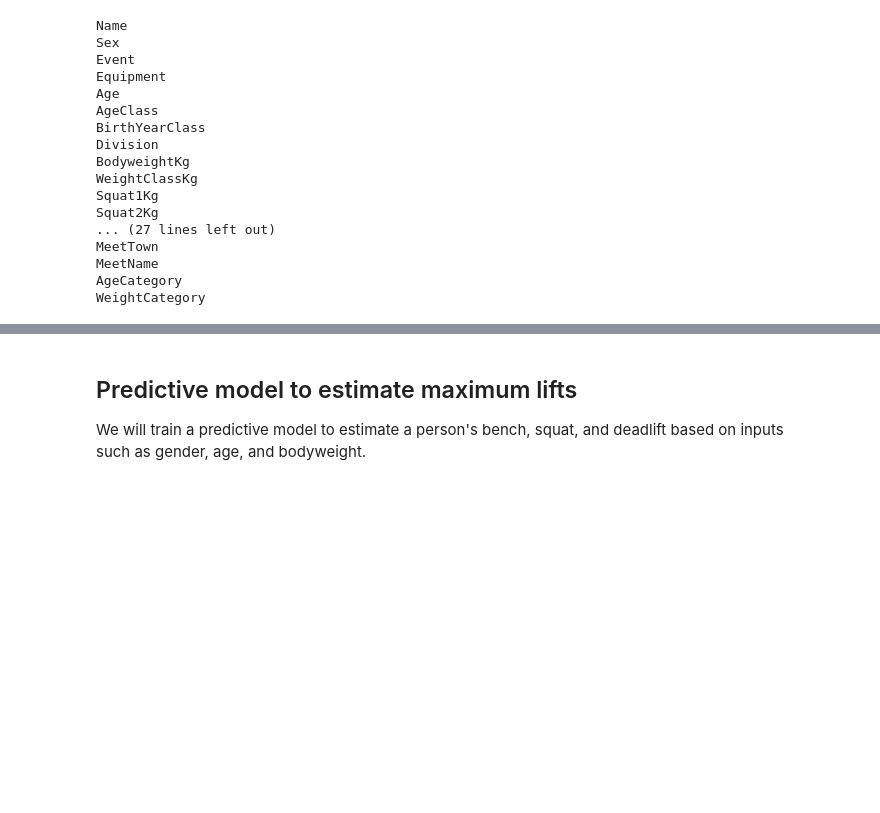
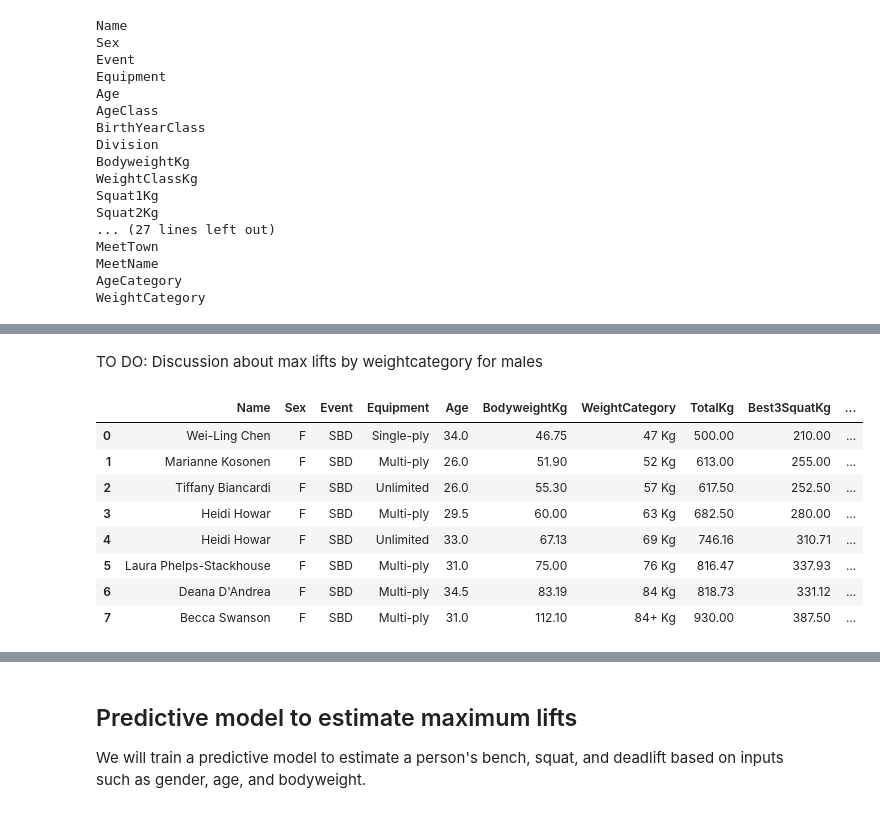
Before and after one commit to kim-jason/PowerliftingDataset, a Jupyter notebook: Powerlifting_Data_Science_Project.ipynb, the cells around one changed output, grey strips where cells are left out. Saved outputs shown, nothing was run; the diff lists cells and outputs as text; code cells hidden in the pictures; blank space fills up the shorter version.

```diff
--- a/Powerlifting_Data_Science_Project.ipynb
+++ b/Powerlifting_Data_Science_Project.ipynb
@@ -799,0 +847,24 @@ Now that all the data has been properly cleaned, we can now begin our analysis o
+# %% [markdown]
+TO DO: Discussion about max lifts by weightcategory for males
+# %%
+# Max total lift by WeightCategory for females
+all_lifts_weightcategory_female = all_lifts_female.loc[all_lifts_female.groupby(['WeightCategory'])['TotalKg'].idxmax()]
+all_lifts_weightcategory_female = all_lifts_weightcategory_female.reset_index()
+all_lifts_weightcategory_female = all_lifts_weightcategory_female[['Name', 'Sex', 'Event', 'Equipment', 'Age', 'BodyweightKg', 'WeightCategory', 'TotalKg', 'Best3SquatKg', 'Best3BenchKg', 'Best3DeadliftKg', 'Country', 'Date']]
+
+def order_female_weightcategories(df):
+  female_weightcategories = {'47 Kg':0, '52 Kg':1, '57 Kg':2, '63 Kg':3, '69 Kg':4, '76 Kg':5, '84 Kg':6, '84+ Kg':7}
+  return df.sort_values(by=['WeightCategory'], key=lambda x: x.map(female_weightcategories))
+
+all_lifts_weightcategory_female = order_female_weightcategories(all_lifts_weightcategory_female)
+display(all_lifts_weightcategory_female)
+# %% [output]
+|  | Name | Sex | Event | Equipment | Age | BodyweightKg | WeightCategory | TotalKg | Best3SquatKg | ... |
+| 0 | Wei-Ling Chen | F | SBD | Single-ply | 34.0 | 46.75 | 47 Kg | 500.00 | 210.00 | ... |
+| 1 | Marianne Kosonen | F | SBD | Multi-ply | 26.0 | 51.90 | 52 Kg | 613.00 | 255.00 | ... |
+| 2 | Tiffany Biancardi | F | SBD | Unlimited | 26.0 | 55.30 | 57 Kg | 617.50 | 252.50 | ... |
+| 3 | Heidi Howar | F | SBD | Multi-ply | 29.5 | 60.00 | 63 Kg | 682.50 | 280.00 | ... |
+| 4 | Heidi Howar | F | SBD | Unlimited | 33.0 | 67.13 | 69 Kg | 746.16 | 310.71 | ... |
+| 5 | Laura Phelps-Stackhouse | F | SBD | Multi-ply | 31.0 | 75.00 | 76 Kg | 816.47 | 337.93 | ... |
+| 6 | Deana D'Andrea | F | SBD | Multi-ply | 34.5 | 83.19 | 84 Kg | 818.73 | 331.12 | ... |
+| 7 | Becca Swanson | F | SBD | Multi-ply | 31.0 | 112.10 | 84+ Kg | 930.00 | 387.50 | ... |
```
Also changed, not shown: parts of 16 cells of this notebook.
